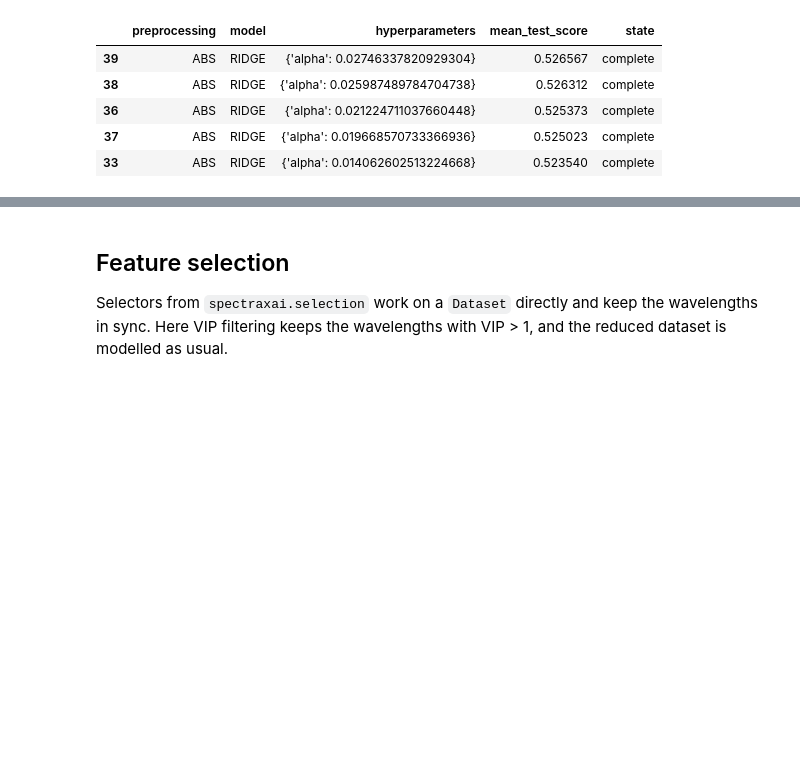
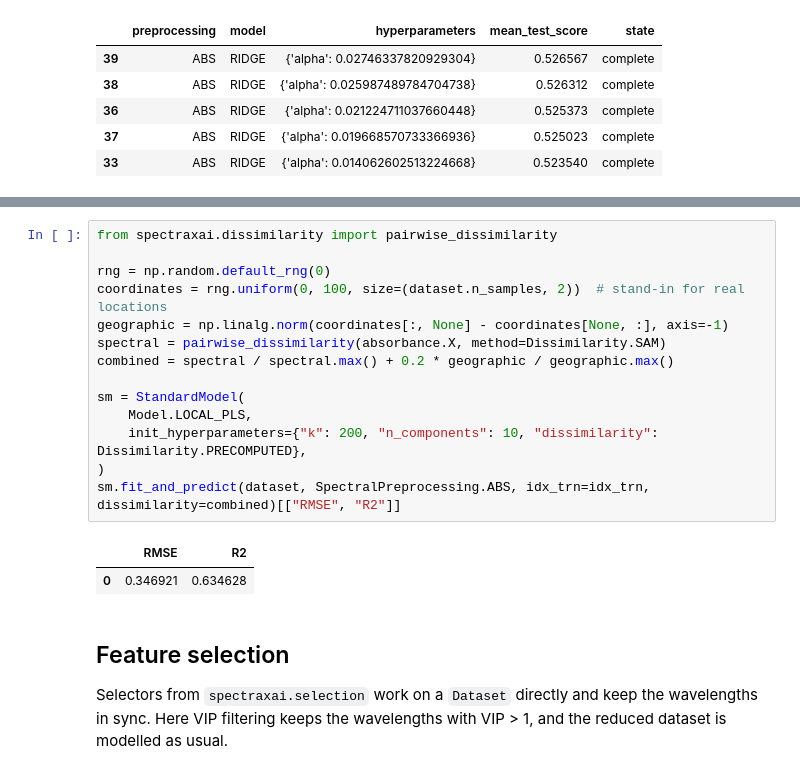
Before and after one commit to tsakiridis/spectra-xai, a Jupyter notebook: examples/modelExamples.ipynb, the cells around one changed output, grey strips where cells are left out. Drawn from its saved outputs; the diff is of its cells as text; blank space fills up the shorter version.

```diff
--- a/examples/modelExamples.ipynb
+++ b/examples/modelExamples.ipynb
@@ -229,3 +297,20 @@ search.results_.sort_values("rank_test_score")[["preprocessing", "model", "hyper
+# %%
+from spectraxai.dissimilarity import pairwise_dissimilarity
+
+rng = np.random.default_rng(0)
+coordinates = rng.uniform(0, 100, size=(dataset.n_samples, 2))  # stand-in for real locations
+geographic = np.linalg.norm(coordinates[:, None] - coordinates[None, :], axis=-1)
+spectral = pairwise_dissimilarity(absorbance.X, method=Dissimilarity.SAM)
+combined = spectral / spectral.max() + 0.2 * geographic / geographic.max()
+
+sm = StandardModel(
+    Model.LOCAL_PLS,
+    init_hyperparameters={"k": 200, "n_components": 10, "dissimilarity": Dissimilarity.PRECOMPUTED},
+)
+sm.fit_and_predict(dataset, SpectralPreprocessing.ABS, idx_trn=idx_trn, dissimilarity=combined)[["RMSE", "R2"]]
+# %% [output]
+|  | RMSE | R2 |
+| 0 | 0.346921 | 0.634628 |
 # %% [markdown]
 ## Feature selection
 
```
Also changed, not shown: parts of 9 cells of this notebook, 14 other files.
